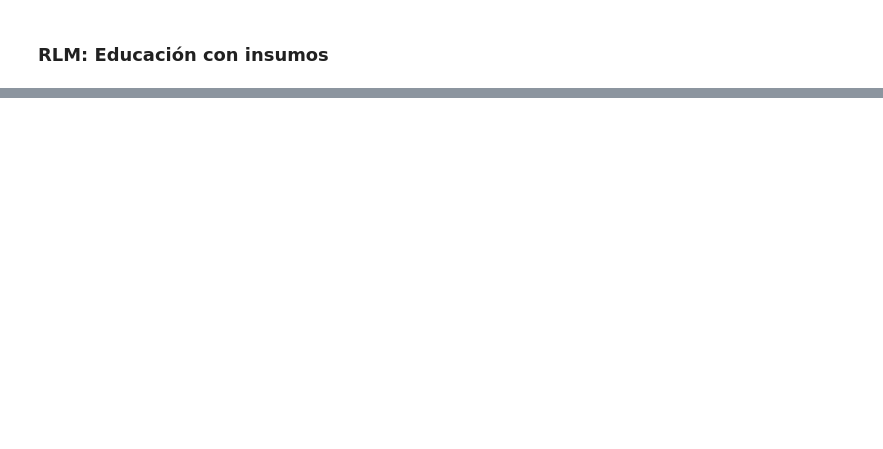
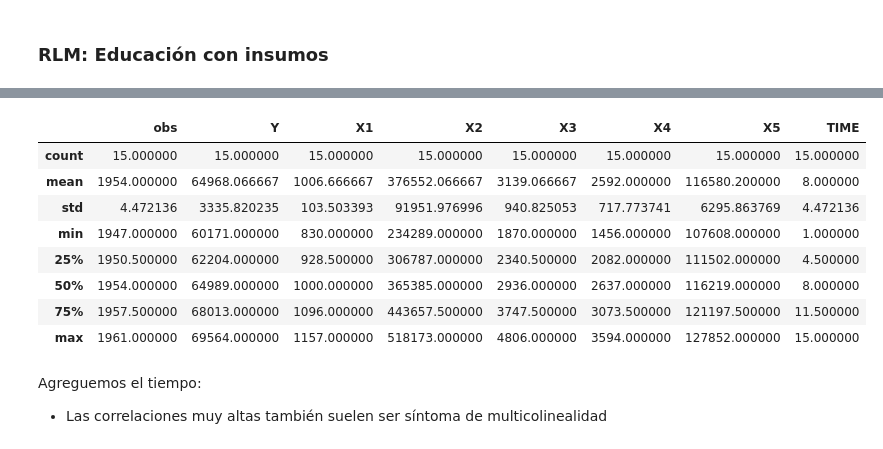
Before and after one commit to vmoprojs/IntroEconometricsWO, a Jupyter notebook: Regresion.ipynb, the cells around one changed output, grey strips where cells are left out. Cells and saved outputs as stored; diff of their text form; code cells hidden in the pictures; blank space fills up the shorter version.

```diff
--- a/Regresion.ipynb
+++ b/Regresion.ipynb
@@ -1071,0 +1495,17 @@ Notes:
+# %%
+uu = "https://raw.githubusercontent.com/vmoprojs/DataLectures/master/GA/tabla10_8.csv"
+datos =  pd.read_csv(uu,sep = ";")
+datos.describe()
+# %% [output]
+|  | obs | Y | X1 | X2 | X3 | X4 | X5 | TIME |
+| count | 15.000000 | 15.000000 | 15.000000 | 15.000000 | 15.000000 | 15.000000 | 15.000000 | 15.000000 |
+| mean | 1954.000000 | 64968.066667 | 1006.666667 | 376552.066667 | 3139.066667 | 2592.000000 | 116580.200000 | 8.000000 |
+| std | 4.472136 | 3335.820235 | 103.503393 | 91951.976996 | 940.825053 | 717.773741 | 6295.863769 | 4.472136 |
+| min | 1947.000000 | 60171.000000 | 830.000000 | 234289.000000 | 1870.000000 | 1456.000000 | 107608.000000 | 1.000000 |
+| 25% | 1950.500000 | 62204.000000 | 928.500000 | 306787.000000 | 2340.500000 | 2082.000000 | 111502.000000 | 4.500000 |
+| 50% | 1954.000000 | 64989.000000 | 1000.000000 | 365385.000000 | 2936.000000 | 2637.000000 | 116219.000000 | 8.000000 |
+| 75% | 1957.500000 | 68013.000000 | 1096.000000 | 443657.500000 | 3747.500000 | 3073.500000 | 121197.500000 | 11.500000 |
+| max | 1961.000000 | 69564.000000 | 1157.000000 | 518173.000000 | 4806.000000 | 3594.000000 | 127852.000000 | 15.000000 |
+# %% [markdown]
+Agreguemos el tiempo:
+ - Las correlaciones muy altas también suelen ser síntoma de multicolinealidad
```
Also changed, not shown: parts of 89 cells of this notebook, 36 other files.
